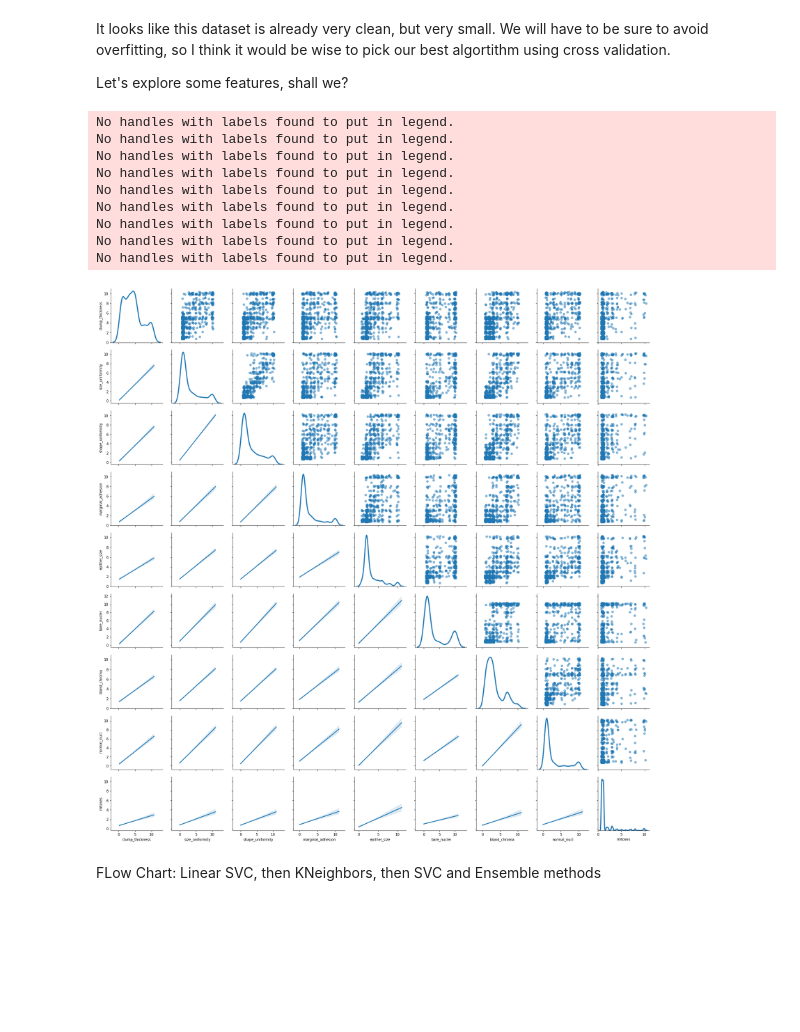
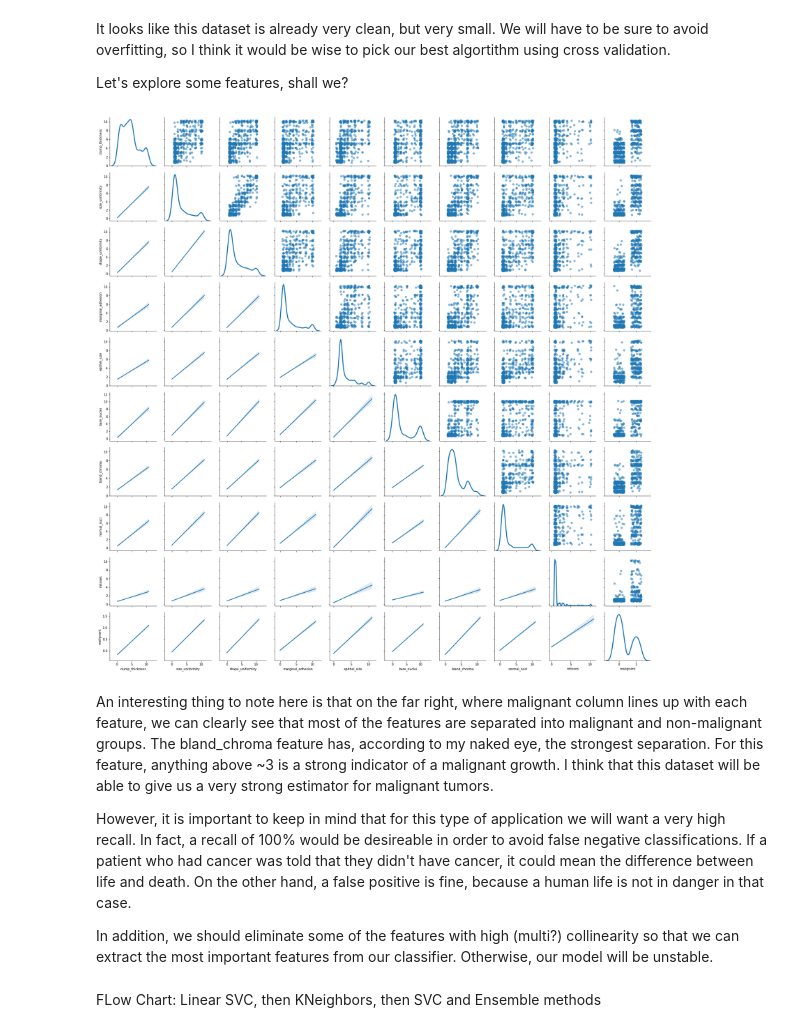
Before and after one commit to bgwilson12/3.6-Supervised-Learning-Potpourri, a Jupyter notebook: 3.6.5 Cancer Diagnostics.ipynb, the cells around one changed output. Drawn from its saved outputs; the diff is of its cells as text; code cells hidden in the pictures; blank space fills up the shorter version.

```diff
--- a/3.6.5 Cancer Diagnostics.ipynb
+++ b/3.6.5 Cancer Diagnostics.ipynb
@@ -187,35 +187,32 @@ It looks like this dataset is already very clean, but very small. We will have t
 Let's explore some features, shall we?
 # %%
 # Make a copy of the data to add jitter to and plot.
-df_jittered = df_features.loc[:, 'clump_thickness':'mitoses']
+df_jittered = df_features.loc[:, 'clump_thickness':'malignant']
 # Making the random noise.
 jitter = pd.DataFrame(
     np.random.uniform(-.3, .3, size=(df_jittered.shape)),
     columns=df_jittered.columns
 )
 # Combine the data and the noise.
 df_jittered = df_jittered.add(jitter)
 
 # Declare that you want to make a scatterplot matrix.
 g = sns.PairGrid(df_jittered.dropna(), diag_sharey=False)
 # Scatterplot.
 g.map_upper(plt.scatter, alpha=.5)
 # Fit line summarizing the linear relationship of the two variables.
 g.map_lower(sns.regplot, scatter_kws=dict(alpha=0))
 # Give information about the univariate distributions of the variables.
 g.map_diag(sns.kdeplot, lw=3)
 plt.show()
 # %% [output]
-No handles with labels found to put in legend.
-No handles with labels found to put in legend.
-No handles with labels found to put in legend.
-No handles with labels found to put in legend.
-No handles with labels found to put in legend.
-No handles with labels found to put in legend.
-No handles with labels found to put in legend.
-No handles with labels found to put in legend.
-No handles with labels found to put in legend.
-[figure, old version]
+[figure, new version]
+# %% [markdown]
+An interesting thing to note here is that on the far right, where malignant column lines up with each feature, we can clearly see that most of the features are separated into malignant and non-malignant groups. The bland_chroma feature has, according to my naked eye, the strongest separation. For this feature, anything above ~3 is a strong indicator of a malignant growth. I think that this dataset will be able to give us a very strong estimator for malignant tumors.
+
+However, it is important to keep in mind that for this type of application we will want a very high recall. In fact, a recall of 100% would be desireable in order to avoid false negative classifications. If a patient who had cancer was told that they didn't have cancer, it could mean the difference between life and death. On the other hand, a false positive is fine, because a human life is not in danger in that case.
+
+In addition, we should eliminate some of the features with high (multi?) collinearity so that we can extract the most important features from our classifier. Otherwise, our model will be unstable.
 # %% [markdown]
 FLow Chart: Linear SVC, then KNeighbors, then SVC and Ensemble methods
 # %%
```
Also changed, not shown: parts of 9 cells of this notebook.
